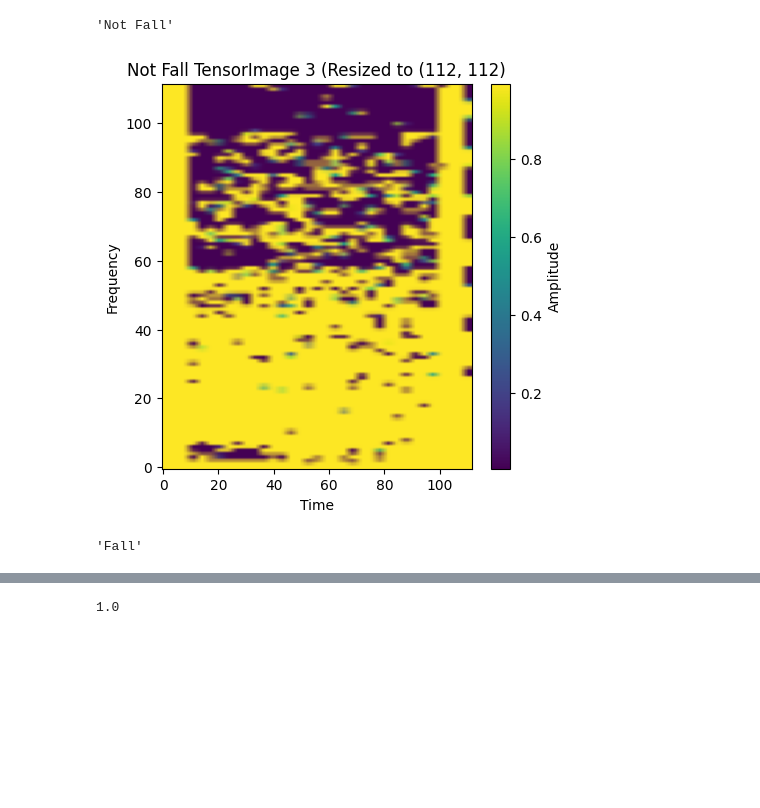
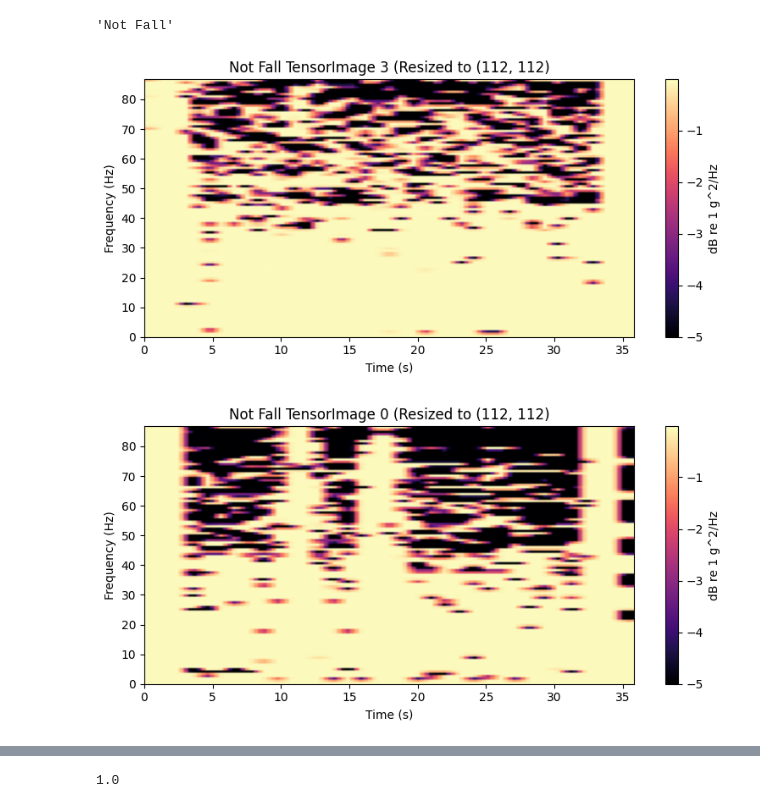
Before and after one commit to Vatnelid-Master-Project/data-analysis, a Jupyter notebook: first-pipline-model.ipynb, the cells around one changed output, grey strips where cells are left out. Cells and saved outputs as stored; diff of their text form; code cells hidden in the pictures; blank space fills up the shorter version.

```diff
--- a/first-pipline-model.ipynb
+++ b/first-pipline-model.ipynb
@@ -229,7 +227,7 @@ len(labels)
 1080
 # %%
 for i in range(len(valid_labels)):
-    if labels[i] == "Not Fall":
+    if labels[i] == "Fall":
         print(i)
         break
 # %% [output]
@@ -248,7 +246,7 @@ Initial shape of a spectrogram:  (129, 35)
 Final shape: (129, 9)
 # %%
 # constants you can tweak once
-FLOOR_DB   = -8.0          # dynamic‑range floor, in dB
+FLOOR_DB   = -5.0          # dynamic‑range floor, in dB
 TARGET_HW  = (112,112)     # (H, W)
 TARGET_CH = 6
 EPS = 1e-12
@@ -257,21 +255,21 @@ RESIZE_HW  = None
 def get_x(i):
     # Normalization - turn spectrogram into dB scale
     arr_db = 10 * np.log10(spec[i])
-    #arr_db = np.clip(arr_db, FLOOR_DB, 0)
+    arr_db = np.clip(arr_db, FLOOR_DB, 0)
 
     # Scale to [0, 1]
-    #arr_01 = (arr_db - FLOOR_DB) / (-FLOOR_DB)
+    arr_01 = (arr_db - FLOOR_DB) / (-FLOOR_DB)
 
     # If spectrogram is multi-channel, convert to grayscale first
     if len(arr_db.shape) == 3:
             arr_db = np.mean(arr_db, axis=-1)  # average across channels
 
-    #arr_01 = arr_01[:, ::-1].copy() # flip spectrogram
+    arr_01 = arr_01[:, ::-1].copy() # flip spectrogram
 
     # Apply colormap to convert grayscale to color
     # Popular colormaps for spectrograms: 'viridis', 'plasma', 'magma', 'inferno', 'jet', 'hot'
-    colormap = plt.get_cmap('viridis')  # or try 'plasma', 'magma', 'jet'
-    arr_colored = colormap(arr_db)  # This returns RGBA (H, W, 4)
+    colormap = plt.get_cmap('magma')  # or try 'plasma', 'magma', 'jet'
+    arr_colored = colormap(arr_01)  # This returns RGBA (H, W, 4)
 
     # Convert RGBA to RGB (drop alpha channel)
     arr_rgb = arr_colored[:, :, :3]  # (H, W, 3)
@@ -307,3 +287,14 @@ def show_spectogram(img: TensorImage, title : str = "Final Tensor Image"):
+# %%
+from plot_util import PlotUtil
+from tourch_util import TorchUtil
+
+pu = PlotUtil()
+tu = TorchUtil(all_spectrograms=spec,
+               all_labels=labels,
+               TARGET_CH=TARGET_CH,
+               EPS=EPS,
+               FLOOR_DB=FLOOR_DB,
+               TARGET_HW=TARGET_HW)
 # %%
 get_y(4)
 # %% [output]
@@ -311,14 +304,14 @@ get_y(4)
+# %%
+pu.plot_vibration_spectrogram(tensor_img, title=f'Not Fall TensorImage {3} (Resized to {TARGET_HW}')
+# %% [output]
+[figure, added]
 # %%
 import matplotlib.pyplot as plt
 
-tensor_img = get_x(4)
+tensor_img = get_x(0)
 
 # Convert back to numpy for plotting
 # TensorImage format is (C, H, W)
-show_spectogram(tensor_img, title=f'Not Fall TensorImage {3} (Resized to {TARGET_HW}')
+pu.plot_vibration_spectrogram(tensor_img, title=f'Not Fall TensorImage {0} (Resized to {TARGET_HW}')
 # %% [output]
-[figure, old version]
+[figure, new version]
-# %%
-get_y(0)
-# %% [output]
-'Fall'
```
Also changed, not shown: parts of 15 cells of this notebook, 3 other files.
